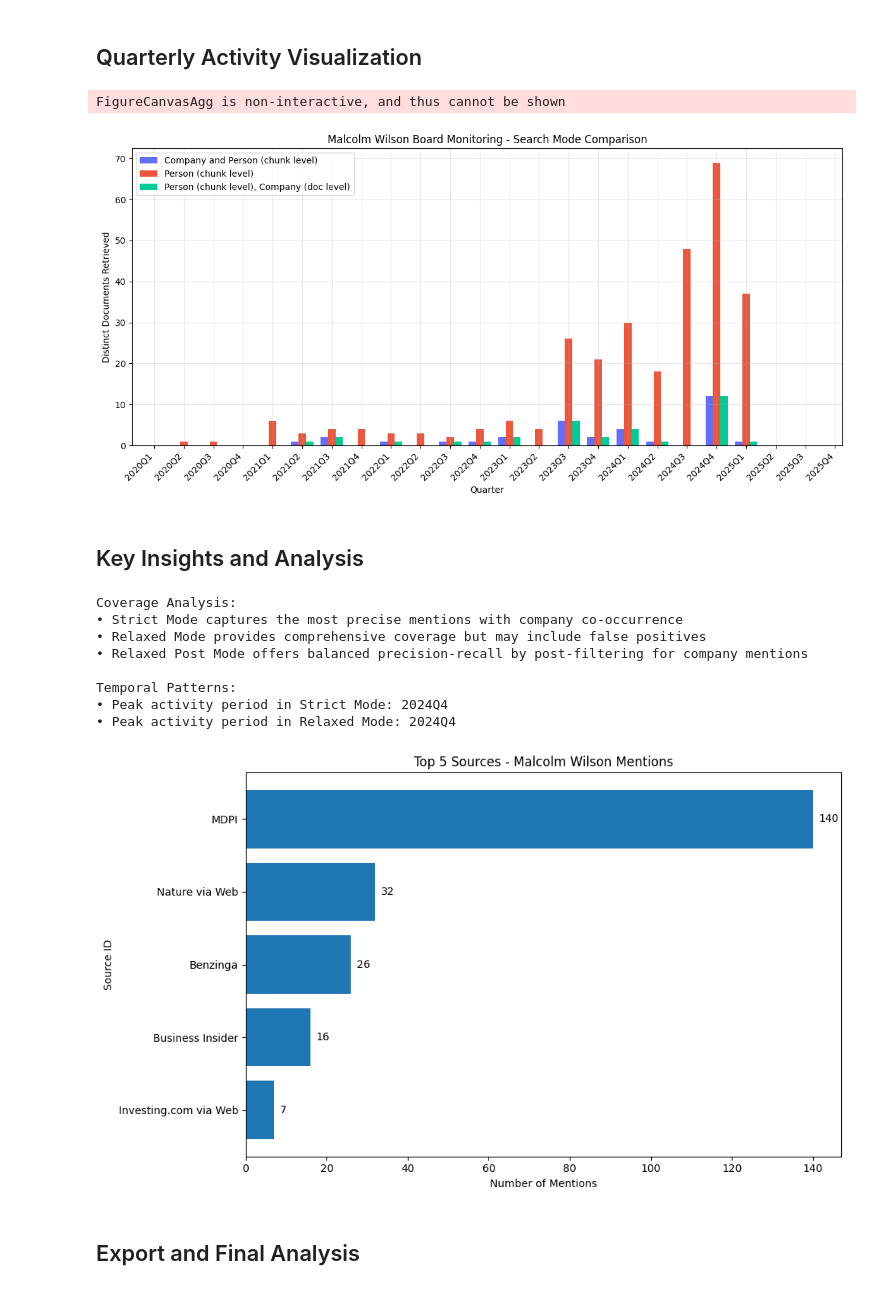
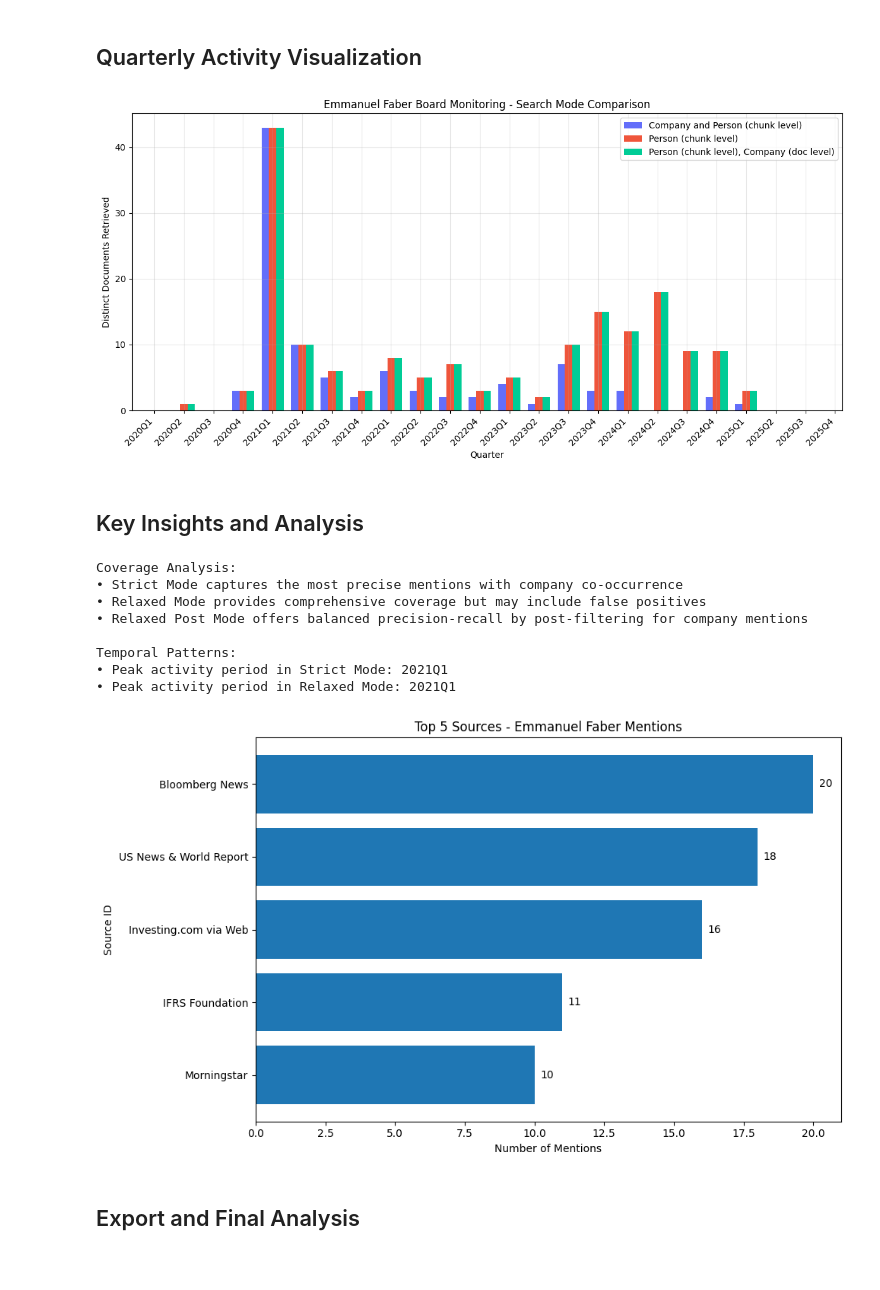
Before and after one commit to Bigdata-com/bigdata-cookbook, a Jupyter notebook: Board_Management_Monitoring/Board_Management_Monitoring.ipynb, the cells around one changed output. Saved outputs shown, nothing was run; the diff lists cells and outputs as text; code cells hidden in the pictures.

```diff
--- a/Board_Management_Monitoring/Board_Management_Monitoring.ipynb
+++ b/Board_Management_Monitoring/Board_Management_Monitoring.ipynb
@@ -371,7 +322,7 @@ fig_combined = plot_combined_monitoring_activity(
     df_strict,
     df_relaxed,
     df_relaxed_post,
-    title="Malcolm Wilson Board Monitoring - Search Mode Comparison",
+    title="Emmanuel Faber Board Monitoring - Search Mode Comparison",
     x_range=x_axis_range,
     tick_vals=common_tick_dates,
     tick_text=common_tick_text,
@@ -381,37 +332,36 @@ fig_combined = plot_combined_monitoring_activity(
 # Display the visualization
 fig_combined.show()
 # %% [output]
-FigureCanvasAgg is non-interactive, and thus cannot be shown
-[figure, old version]
+[figure, new version]
 # %% [markdown]
 ## Key Insights and Analysis
 # %%
 print("Coverage Analysis:")
 print("• Strict Mode captures the most precise mentions with company co-occurrence")
 print("• Relaxed Mode provides comprehensive coverage but may include false positives")
 print("• Relaxed Post Mode offers balanced precision-recall by post-filtering for company mentions")
 
 print("\nTemporal Patterns:")
 strict_dates = pd.to_datetime(df_strict['Date']).dt.tz_localize(None).dt.to_period('Q').value_counts().sort_index()
 relaxed_dates = pd.to_datetime(df_relaxed['Date']).dt.tz_localize(None).dt.to_period('Q').value_counts().sort_index()
 
 
 if len(strict_dates) > 0 and len(relaxed_dates) > 0:
     print(f"• Peak activity period in Strict Mode: {strict_dates.idxmax()}")
     print(f"• Peak activity period in Relaxed Mode: {relaxed_dates.idxmax()}")
 
 
-plot_top_sources(df_relaxed, person_name="Malcolm Wilson", top_n=5, interactive=True) # set to False to have the static plot
+plot_top_sources(df_relaxed, person_name="Emmanuel Faber", top_n=5, interactive=True) # set to False to have the static plot
 # %% [output]
 Coverage Analysis:
 • Strict Mode captures the most precise mentions with company co-occurrence
 • Relaxed Mode provides comprehensive coverage but may include false positives
 • Relaxed Post Mode offers balanced precision-recall by post-filtering for company mentions
 
 Temporal Patterns:
-• Peak activity period in Strict Mode: 2024Q4
-• Peak activity period in Relaxed Mode: 2024Q4
+• Peak activity period in Strict Mode: 2021Q1
+• Peak activity period in Relaxed Mode: 2021Q1
-[figure, old version]
+[figure, new version]
 # %% [markdown]
 ## Export and Final Analysis
 # %%
```
Also changed, not shown: parts of 7 cells of this notebook, 2 other files.
